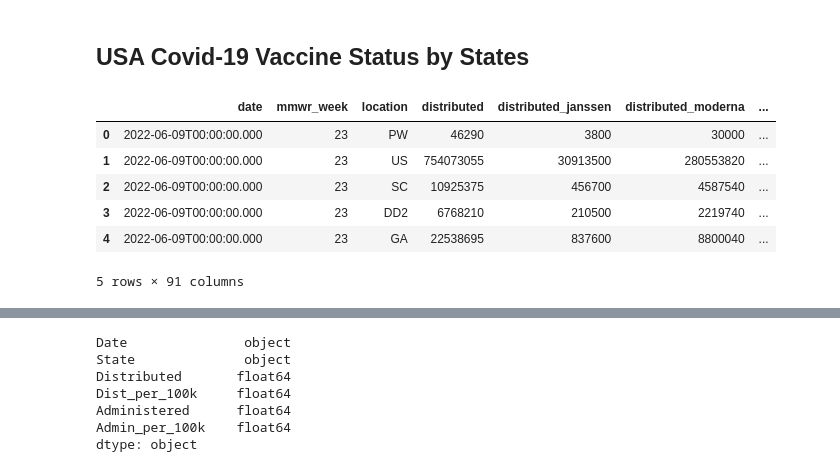
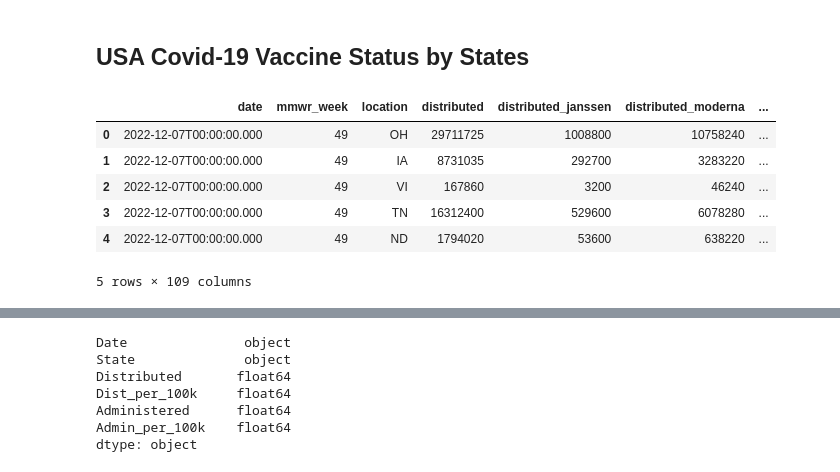
Before and after one commit to gotar1/COVID-19-Dashboard, a Jupyter notebook: Notebooks/analysis.ipynb, the cells around one changed output, grey strips where cells are left out. Cells and saved outputs as stored; diff of their text form; code cells hidden in the pictures.

```diff
--- a/Notebooks/analysis.ipynb
+++ b/Notebooks/analysis.ipynb
@@ -167,22 +167,22 @@ covid_infec_df.tail()
 # %%
 # set a client with a token
 client = Socrata("data.cdc.gov", my_token)
 
 # results returned as JSON from API / converted to Python list of
 # dictionaries by sodapy.
-results = client.get("unsk-b7fc", limit=50000)
+results = client.get("unsk-b7fc", limit=100000)
 
 # Convert to pandas DataFrame and display
 covid_vac_df = pd.DataFrame.from_records(results)
 covid_vac_df.head()
 # %% [output]
 |  | date | mmwr_week | location | distributed | distributed_janssen | distributed_moderna | ... |
-| 0 | 2022-06-09T00:00:00.000 | 23 | PW | 46290 | 3800 | 30000 | ... |
-| 1 | 2022-06-09T00:00:00.000 | 23 | US | 754073055 | 30913500 | 280553820 | ... |
-| 2 | 2022-06-09T00:00:00.000 | 23 | SC | 10925375 | 456700 | 4587540 | ... |
-| 3 | 2022-06-09T00:00:00.000 | 23 | DD2 | 6768210 | 210500 | 2219740 | ... |
-| 4 | 2022-06-09T00:00:00.000 | 23 | GA | 22538695 | 837600 | 8800040 | ... |
+| 0 | 2022-12-07T00:00:00.000 | 49 | OH | 29711725 | 1008800 | 10758240 | ... |
+| 1 | 2022-12-07T00:00:00.000 | 49 | IA | 8731035 | 292700 | 3283220 | ... |
+| 2 | 2022-12-07T00:00:00.000 | 49 | VI | 167860 | 3200 | 46240 | ... |
+| 3 | 2022-12-07T00:00:00.000 | 49 | TN | 16312400 | 529600 | 6078280 | ... |
+| 4 | 2022-12-07T00:00:00.000 | 49 | ND | 1794020 | 53600 | 638220 | ... |
-5 rows × 91 columns
+5 rows × 109 columns
 # %%
 covid_vac_df.dtypes
 # %% [output]
```
Also changed, not shown: parts of 15 cells of this notebook, 3 other files.
